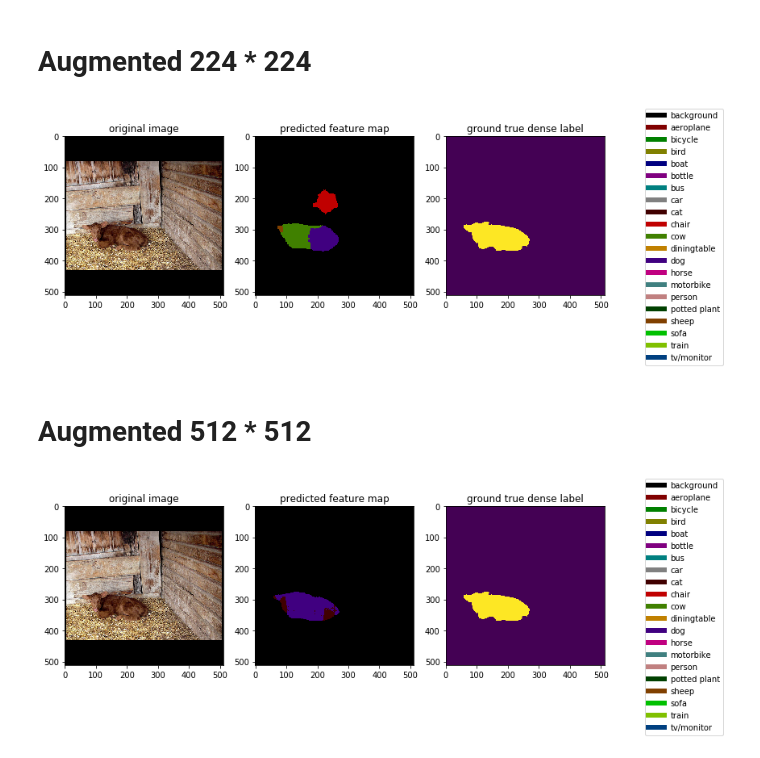
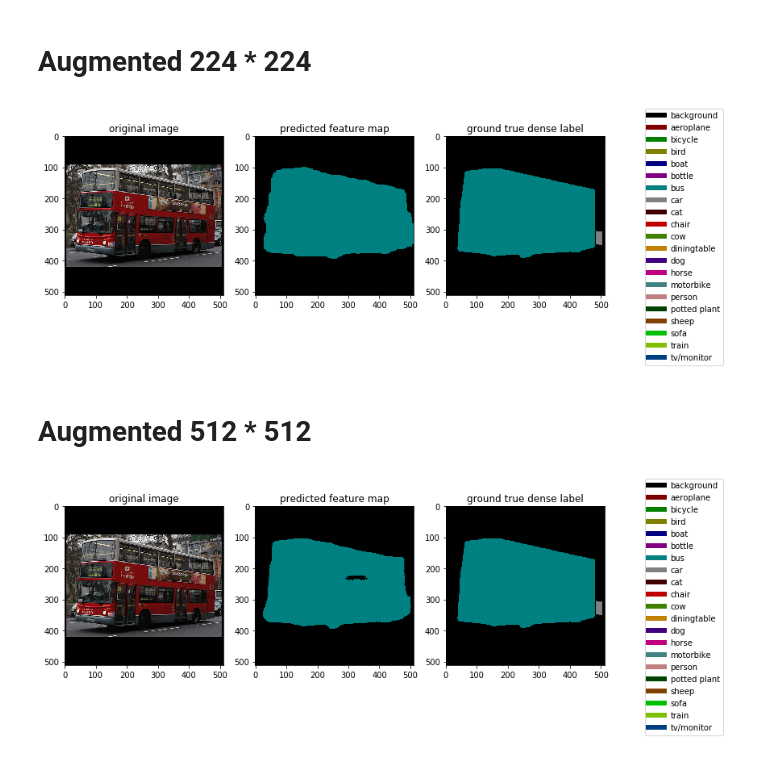
Before and after one commit to MartinMa28/FCN-pytorch, a Jupyter notebook: Inference.ipynb, the cells around one changed output. Cells and saved outputs as stored; diff of their text form; code cells hidden in the pictures.

Commit message:
ground-true and predicted labels now have the same color

```diff
--- a/Inference.ipynb
+++ b/Inference.ipynb
@@ -287,10 +287,6 @@ def inference_dense_label(model, base_path, img_name, center_crop=(512, 512)):
     ax1.set_title('original image')
     ax1.imshow(img)
 
-    ax3.set_title('ground true dense label')
-    ax3.legend(handles=legend_elements, labels=voc_classes, loc='upper center', bbox_to_anchor=(1.5, 1.2))
-    ax3.imshow(gt_mat)
-
     img = np.transpose(img, [2, 0, 1])
     img = torch.from_numpy(img).to(torch.float32)
     img = transforms.functional.normalize(img, [0.485, 0.456, 0.406], [0.229, 0.224, 0.225])
@@ -312,6 +308,16 @@ def inference_dense_label(model, base_path, img_name, center_crop=(512, 512)):
 
     ax2.set_title('predicted feature map')
     ax2.imshow(colored_pred)
+
+    height, width = gt_mat.shape
+    colored_gt_mat = np.zeros((height, width, 3), dtype=np.uint8)
+    for h in range(height):
+        for w in range(width):
+            colored_gt_mat[h, w] = ind2color[gt_mat[h, w]][0]
+
+    ax3.set_title('ground true dense label')
+    ax3.legend(handles=legend_elements, labels=voc_classes, loc='upper center', bbox_to_anchor=(1.5, 1.2))
+    ax3.imshow(colored_gt_mat)
 # %%
 def visualize_inference(model, base_path, img_name, center_crop=(512, 512)):
     """
@@ -394,9 +406,9 @@ fcn_scaled = FCN8sScaledOG(pretrained_net=vgg_model, n_class=21)
 fcn_scaled.load_state_dict(torch.load(model_state_dict_path, map_location='cpu'))
 # %%
 base_path = 'VOCAug/dataset/'
-inference_dense_label(fcn_scaled, base_path, '2008_000073')
+inference_dense_label(fcn_scaled, base_path, '2008_004613')
 # %% [output]
-[figure, old version]
+[figure, new version]
 # %% [markdown]
 # Augmented 512 * 512
 # %%
@@ -405,6 +417,6 @@ vgg_512 = VGGNet(pretrained=False, requires_grad=False, model='vgg16', batch_nor
 fcn_scaled_512_bn_swp = FCN8sScaledBN(pretrained_net=vgg_512, n_class=21)
 fcn_scaled_512_bn_swp.load_state_dict(torch.load(model_512_state_dict_path, map_location='cpu'))
 # %%
-visualize_inference(fcn_scaled_512_bn_swp, base_path, '2008_000073')
+visualize_inference(fcn_scaled_512_bn_swp, base_path, '2008_004613')
 # %% [output]
-[figure, old version]
+[figure, new version]
```
Also changed, not shown: parts of 1 cell of this notebook.
